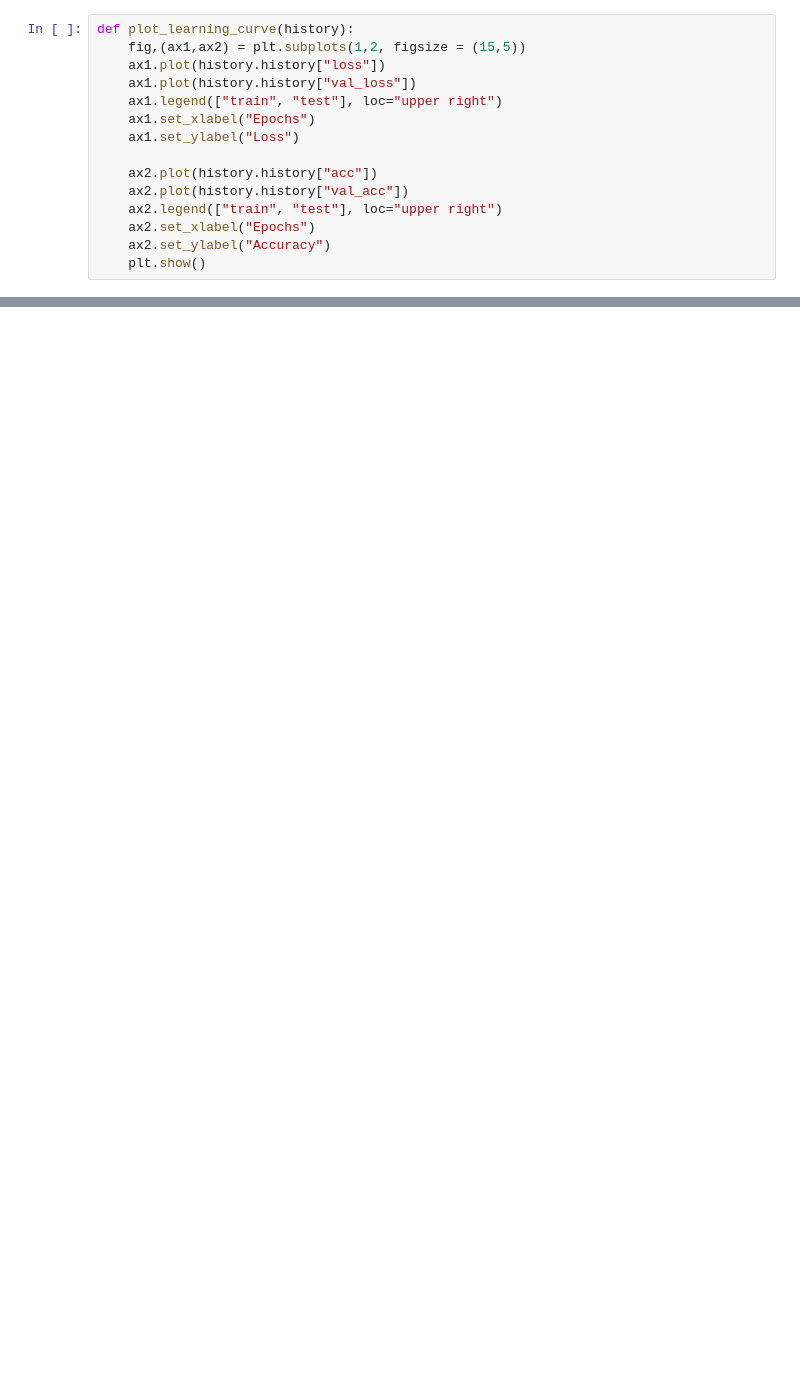
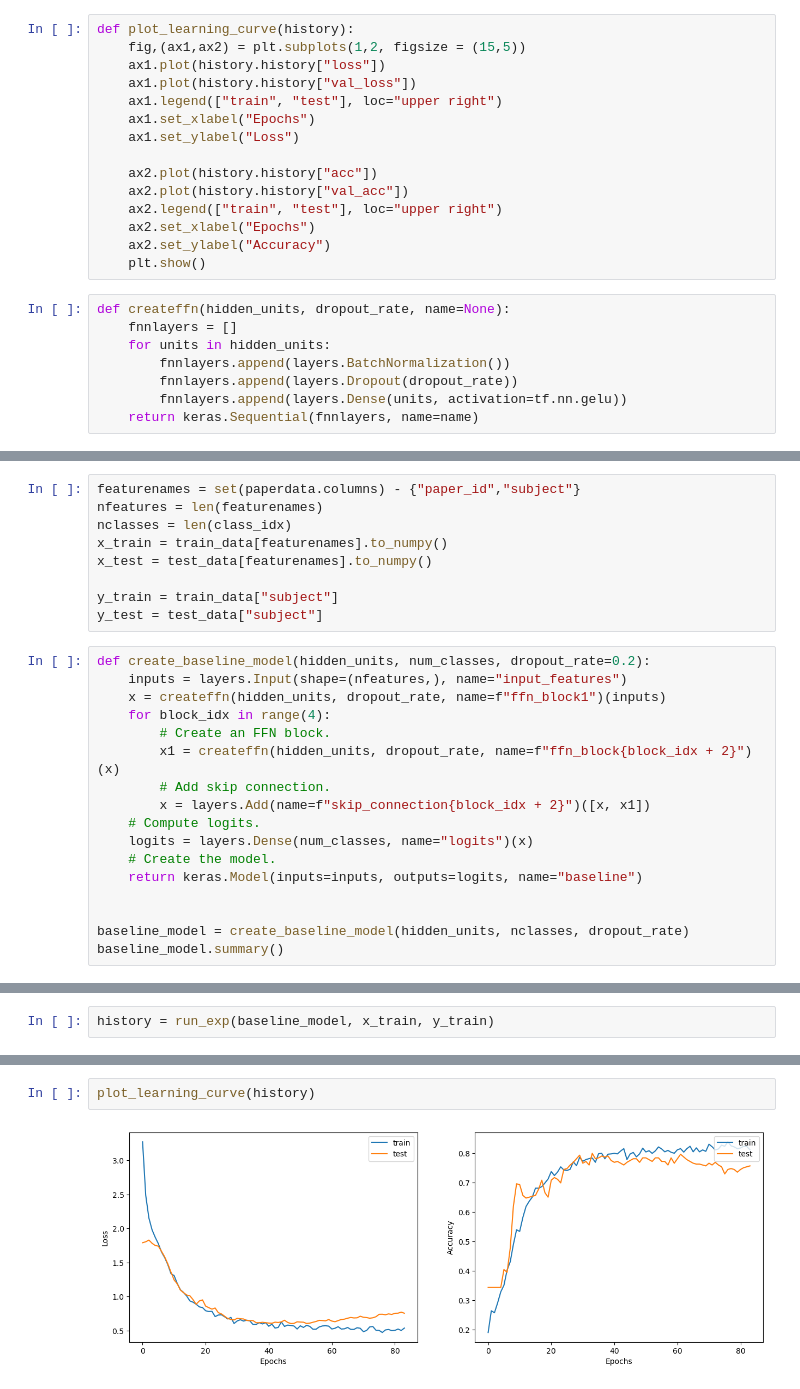
Before and after one commit to divijkhaitan/gnn, a Jupyter notebook: toygnn.ipynb, the cells around one changed output, grey strips where cells are left out. Saved outputs shown, nothing was run; the diff lists cells and outputs as text; blank space fills up the shorter version.

Commit message:
Add baseline model implementation, training and evaluation

```diff
--- a/toygnn.ipynb
+++ b/toygnn.ipynb
@@ -214,3 +214,11 @@ def plot_learning_curve(history):
     ax2.set_xlabel("Epochs")
     ax2.set_ylabel("Accuracy")
     plt.show()
+# %%
+def createffn(hidden_units, dropout_rate, name=None):
+    fnnlayers = []
+    for units in hidden_units:
+        fnnlayers.append(layers.BatchNormalization())
+        fnnlayers.append(layers.Dropout(dropout_rate))
+        fnnlayers.append(layers.Dense(units, activation=tf.nn.gelu))
+    return keras.Sequential(fnnlayers, name=name)
@@ -216,0 +255,26 @@ def plot_learning_curve(history):
+# %%
+featurenames = set(paperdata.columns) - {"paper_id","subject"}
+nfeatures = len(featurenames)
+nclasses = len(class_idx)
+x_train = train_data[featurenames].to_numpy()
+x_test = test_data[featurenames].to_numpy()
+
+y_train = train_data["subject"]
+y_test = test_data["subject"]
+# %%
+def create_baseline_model(hidden_units, num_classes, dropout_rate=0.2):
+    inputs = layers.Input(shape=(nfeatures,), name="input_features")
+    x = createffn(hidden_units, dropout_rate, name=f"ffn_block1")(inputs)
+    for block_idx in range(4):
+        # Create an FFN block.
+        x1 = createffn(hidden_units, dropout_rate, name=f"ffn_block{block_idx + 2}")(x)
+        # Add skip connection.
+        x = layers.Add(name=f"skip_connection{block_idx + 2}")([x, x1])
+    # Compute logits.
+    logits = layers.Dense(num_classes, name="logits")(x)
+    # Create the model.
+    return keras.Model(inputs=inputs, outputs=logits, name="baseline")
+
+
+baseline_model = create_baseline_model(hidden_units, nclasses, dropout_rate)
+baseline_model.summary()
@@ -216,0 +299,2 @@ def plot_learning_curve(history):
+# %%
+history = run_exp(baseline_model, x_train, y_train)
@@ -216,0 +319,4 @@ def plot_learning_curve(history):
+# %%
+plot_learning_curve(history)
+# %% [output]
+[figure, added]
```
Also changed, not shown: parts of 13 cells of this notebook.
